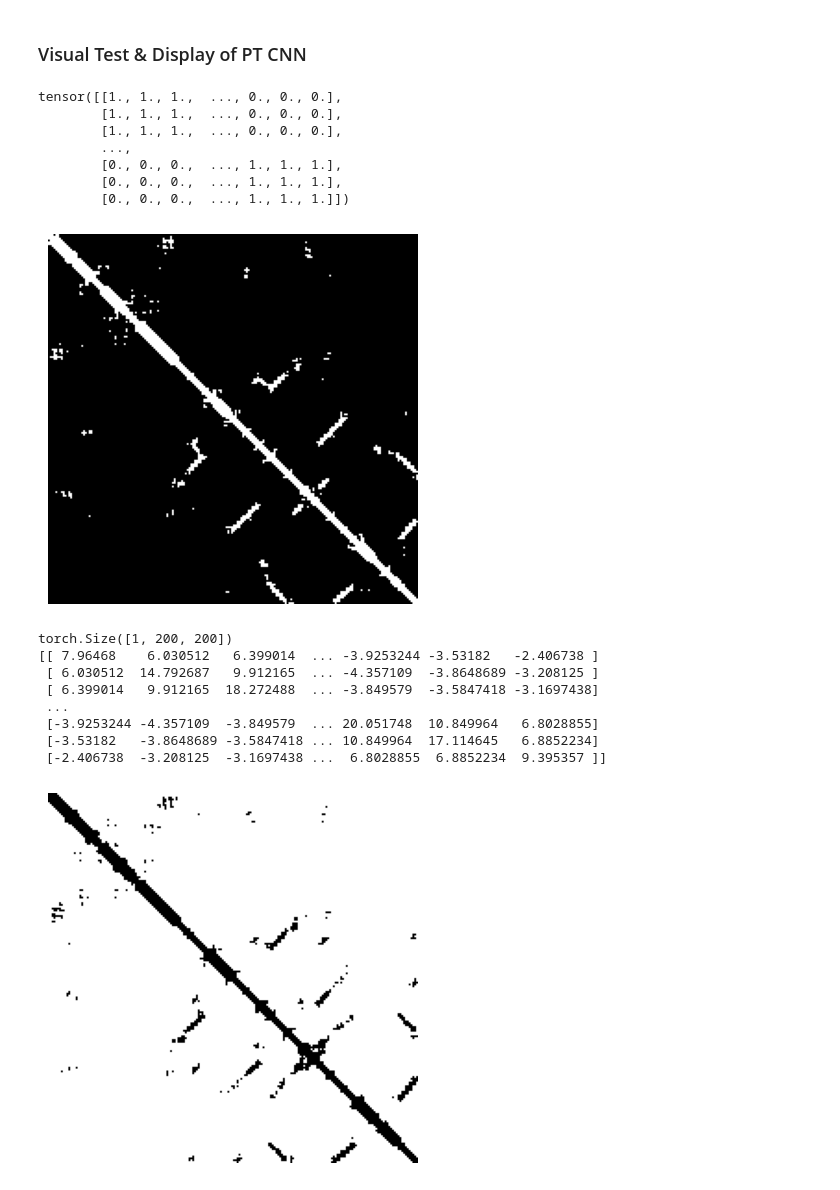
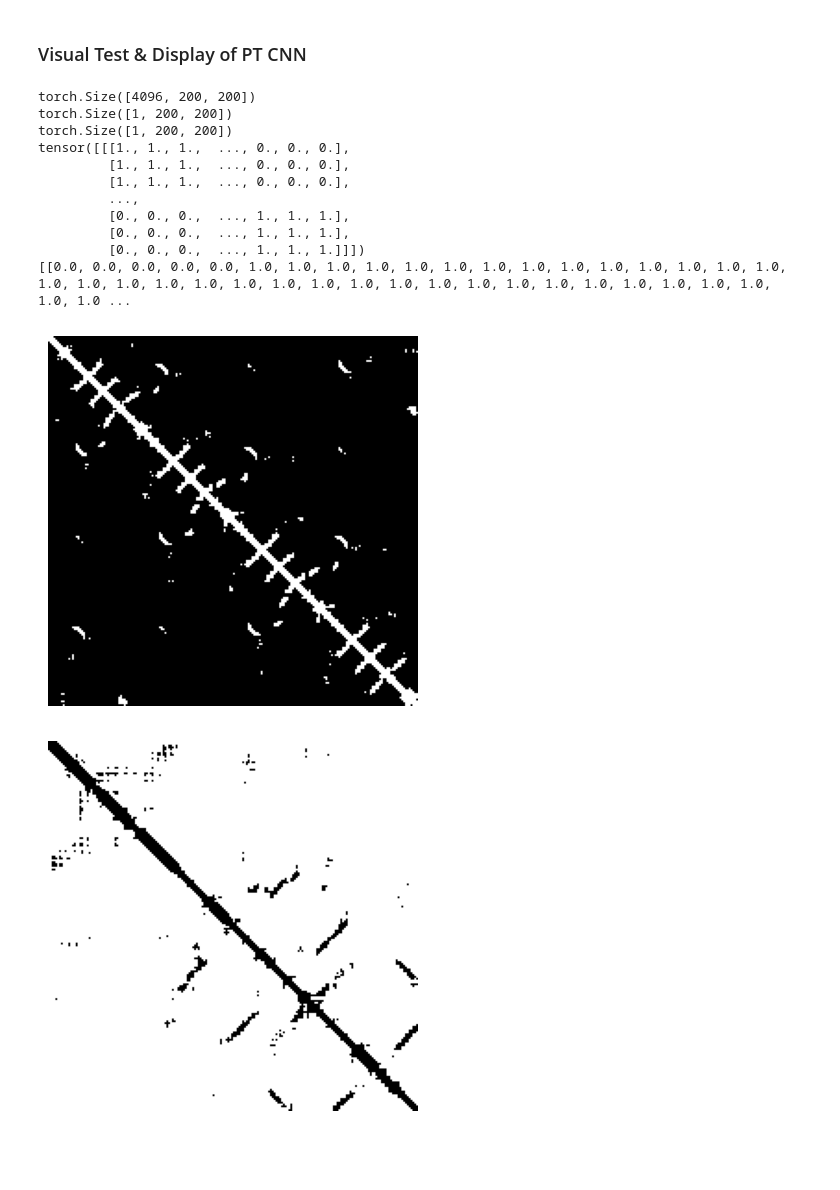
Before and after one commit to therakisback/ProteinFolding, a Jupyter notebook: ImplementationTesting.ipynb, the cells around one changed output. Cells and saved outputs as stored; diff of their text form; code cells hidden in the pictures; blank space fills up the shorter version.

```diff
--- a/ImplementationTesting.ipynb
+++ b/ImplementationTesting.ipynb
@@ -665,8 +628,6 @@ class CNN(nn.Module):
         x = self.prime(x)
         x = self.hidden(x)
         x = self.final(x)
-        # Ensure it is mirrored
-        x = (x + x.transpose(-1, -2)) / 2
 
         return x
 # %%
@@ -682,6 +643,8 @@ def one_epoch(model, optimizer, train_loader):
         inputs, targets, length = data
 
         inputs = inputs.to(device)
+        inputs = torch.nn.functional.normalize(inputs)
+
         targets = targets.to(device)
 
         outputs = model(inputs)
@@ -754,8 +716,8 @@ def train_CNN(model, epochs, train_loader, test_loader, checkpoint_dir = "checkp
 # %%
 batch = 1
 epochs = 1
-train_loader = DataLoader(dataset = train_data, batch_size = batch, shuffle = True, num_workers=4)
-test_loader = DataLoader(dataset = test_data, batch_size = batch, shuffle = True, num_workers=4)
+train_loader = DataLoader(dataset = train_data, batch_size = batch, shuffle = True)
+test_loader = DataLoader(dataset = test_data, batch_size = batch, shuffle = True)
 vhse_model = CNN(32, 32)
 vhse_model = vhse_model.to(device)
 
@@ -850,38 +811,34 @@ Saving checkpoint
+# %%
+i = 0
 # %% [markdown]
 ### Visual Test & Display of PT CNN
 # %%
-testiter = iter(test_loader)
-
 torch.cuda.empty_cache()
 
-tensor, label, length = test_data_pt[0]
-
-label = label.squeeze()
-print(label)
-printMap(label, length)
-
+tensor, label, length = test_data_pt[i]
+print(tensor.shape)
+print(label.shape)
 tensor = tensor.to(device)
 out_pt = pt_model(tensor)
 print(out_pt.shape)
 out_pt = out_pt.to("cpu")[0].detach().numpy()
+out_pt = applyThreshold(out_pt, 1, length)
+print(target)
 print(out_pt)
-out_pt = applyThreshold(out_pt, 0, length)
+printMap(target.squeeze(), length)
 printMap(out_pt, length)
+i += 1
 # %% [output]
-tensor([[1., 1., 1.,  ..., 0., 0., 0.],
-        [1., 1., 1.,  ..., 0., 0., 0.],
-        [1., 1., 1.,  ..., 0., 0., 0.],
-        ...,
-        [0., 0., 0.,  ..., 1., 1., 1.],
-        [0., 0., 0.,  ..., 1., 1., 1.],
-        [0., 0., 0.,  ..., 1., 1., 1.]])
+torch.Size([4096, 200, 200])
+torch.Size([1, 200, 200])
+torch.Size([1, 200, 200])
+tensor([[[1., 1., 1.,  ..., 0., 0., 0.],
+         [1., 1., 1.,  ..., 0., 0., 0.],
+         [1., 1., 1.,  ..., 0., 0., 0.],
+         ...,
+         [0., 0., 0.,  ..., 1., 1., 1.],
+         [0., 0., 0.,  ..., 1., 1., 1.],
+         [0., 0., 0.,  ..., 1., 1., 1.]]])
+[[0.0, 0.0, 0.0, 0.0, 0.0, 1.0, 1.0, 1.0, 1.0, 1.0, 1.0, 1.0, 1.0, 1.0, 1.0, 1.0, 1.0, 1.0, 1.0, 1.0, 1.0, 1.0, 1.0, 1.0, 1.0, 1.0, 1.0, 1.0, 1.0, 1.0, 1.0, 1.0, 1.0, 1.0, 1.0, 1.0, 1.0, 1.0, 1.0, 1.0 ...
-[figure, old version]
+[figure, new version]
-torch.Size([1, 200, 200])
-[[ 7.96468    6.030512   6.399014  ... -3.9253244 -3.53182   -2.406738 ]
- [ 6.030512  14.792687   9.912165  ... -4.357109  -3.8648689 -3.208125 ]
- [ 6.399014   9.912165  18.272488  ... -3.849579  -3.5847418 -3.1697438]
- ...
- [-3.9253244 -4.357109  -3.849579  ... 20.051748  10.849964   6.8028855]
- [-3.53182   -3.8648689 -3.5847418 ... 10.849964  17.114645   6.8852234]
- [-2.406738  -3.208125  -3.1697438 ...  6.8028855  6.8852234  9.395357 ]]
-[figure, old version]
+[figure, new version]
```
Also changed, not shown: parts of 10 cells of this notebook, 2 other files.
